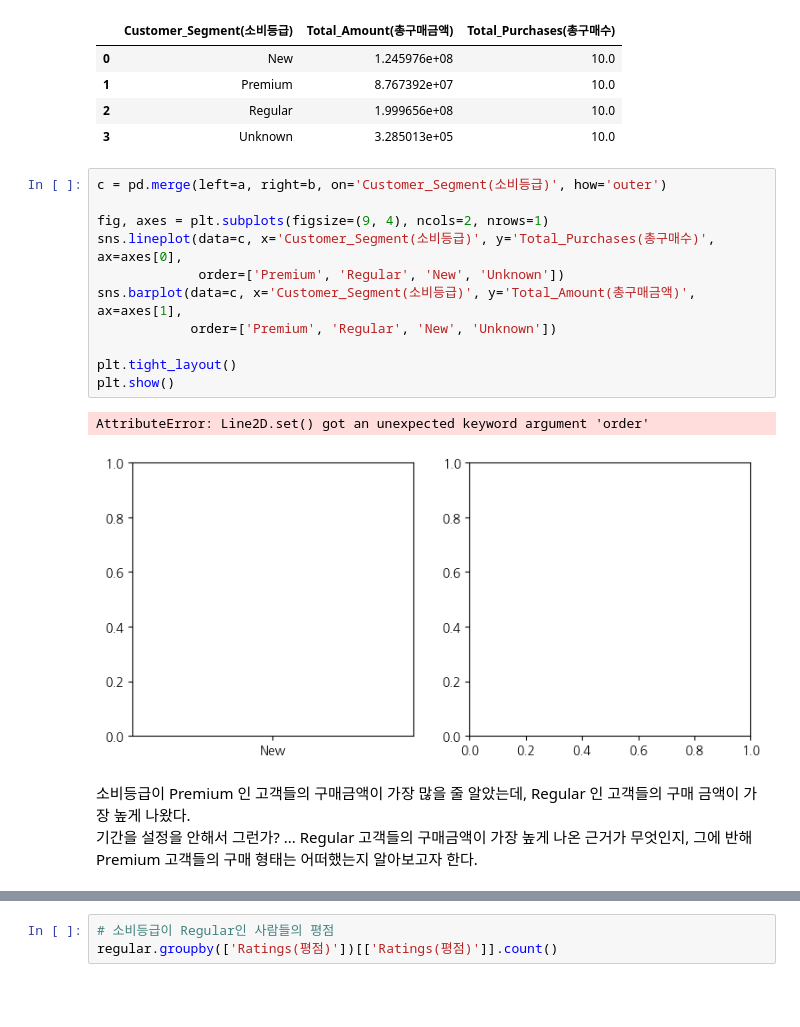
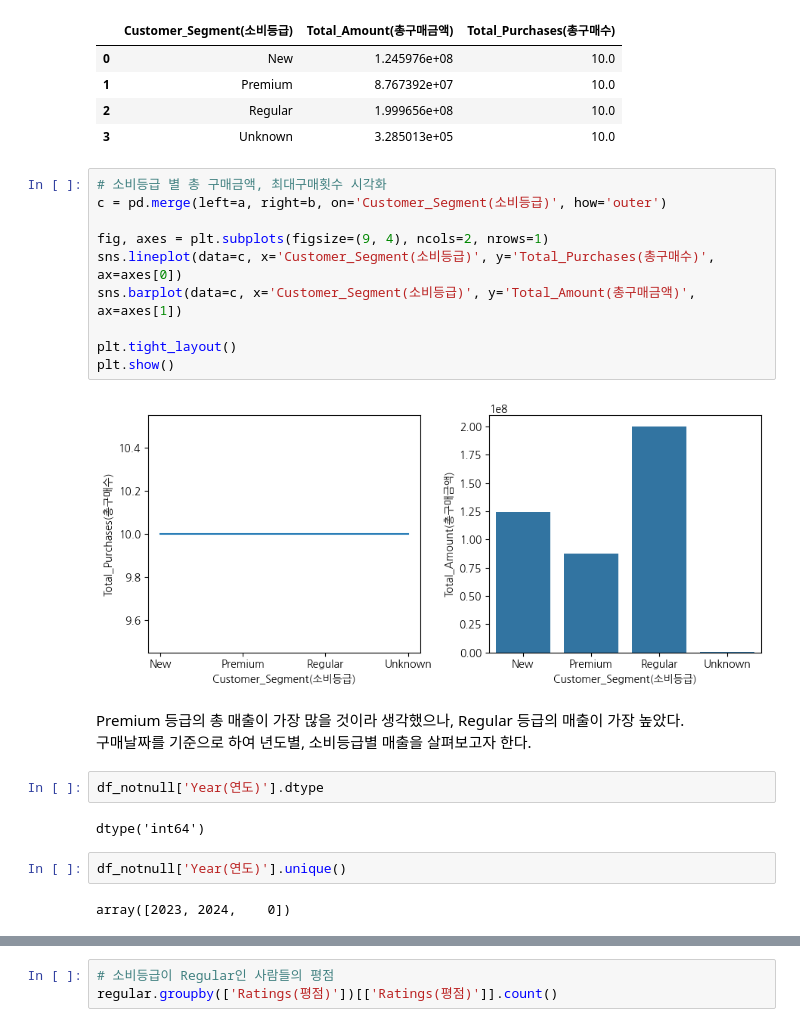
Before and after one commit to youscd/Retail_data_Analysis, a Jupyter notebook: 분석 시각화.ipynb, the cells around one changed output, grey strips where cells are left out. Cells and saved outputs as stored; diff of their text form; blank space fills up the shorter version.

```diff
--- a/분석 시각화.ipynb
+++ b/분석 시각화.ipynb
@@ -282,19 +285,25 @@ pd.merge(left=a, right=b, on='Customer_Segment(소비등급)', how='outer')
 | 2 | Regular | 1.999656e+08 | 10.0 |
 | 3 | Unknown | 3.285013e+05 | 10.0 |
 # %%
+# 소비등급 별 총 구매금액, 최대구매횟수 시각화
 c = pd.merge(left=a, right=b, on='Customer_Segment(소비등급)', how='outer')
 
 fig, axes = plt.subplots(figsize=(9, 4), ncols=2, nrows=1)
-sns.lineplot(data=c, x='Customer_Segment(소비등급)', y='Total_Purchases(총구매수)', ax=axes[0],
-             order=['Premium', 'Regular', 'New', 'Unknown'])
-sns.barplot(data=c, x='Customer_Segment(소비등급)', y='Total_Amount(총구매금액)', ax=axes[1],
-            order=['Premium', 'Regular', 'New', 'Unknown'])
+sns.lineplot(data=c, x='Customer_Segment(소비등급)', y='Total_Purchases(총구매수)', ax=axes[0])
+sns.barplot(data=c, x='Customer_Segment(소비등급)', y='Total_Amount(총구매금액)', ax=axes[1])
 
 plt.tight_layout()
 plt.show()
 # %% [output]
-AttributeError: Line2D.set() got an unexpected keyword argument 'order'
-[figure, old version]
+[figure, new version]
-# %% [markdown]
-소비등급이 Premium 인 고객들의 구매금액이 가장 많을 줄 알았는데, Regular 인 고객들의 구매 금액이 가장 높게 나왔다.\
-기간을 설정을 안해서 그런가? ... Regular 고객들의 구매금액이 가장 높게 나온 근거가 무엇인지, 그에 반해 Premium 고객들의 구매 형태는 어떠했는지 알아보고자 한다.
+# %% [markdown]
+Premium 등급의 총 매출이 가장 많을 것이라 생각했으나, Regular 등급의 매출이 가장 높았다.\
+구매날짜를 기준으로 하여 년도별, 소비등급별 매출을 살펴보고자 한다.
+# %%
+df_notnull['Year(연도)'].dtype
+# %% [output]
+dtype('int64')
+# %%
+df_notnull['Year(연도)'].unique()
+# %% [output]
+array([2023, 2024,    0])
```
Also changed, not shown: parts of 22 cells of this notebook.
